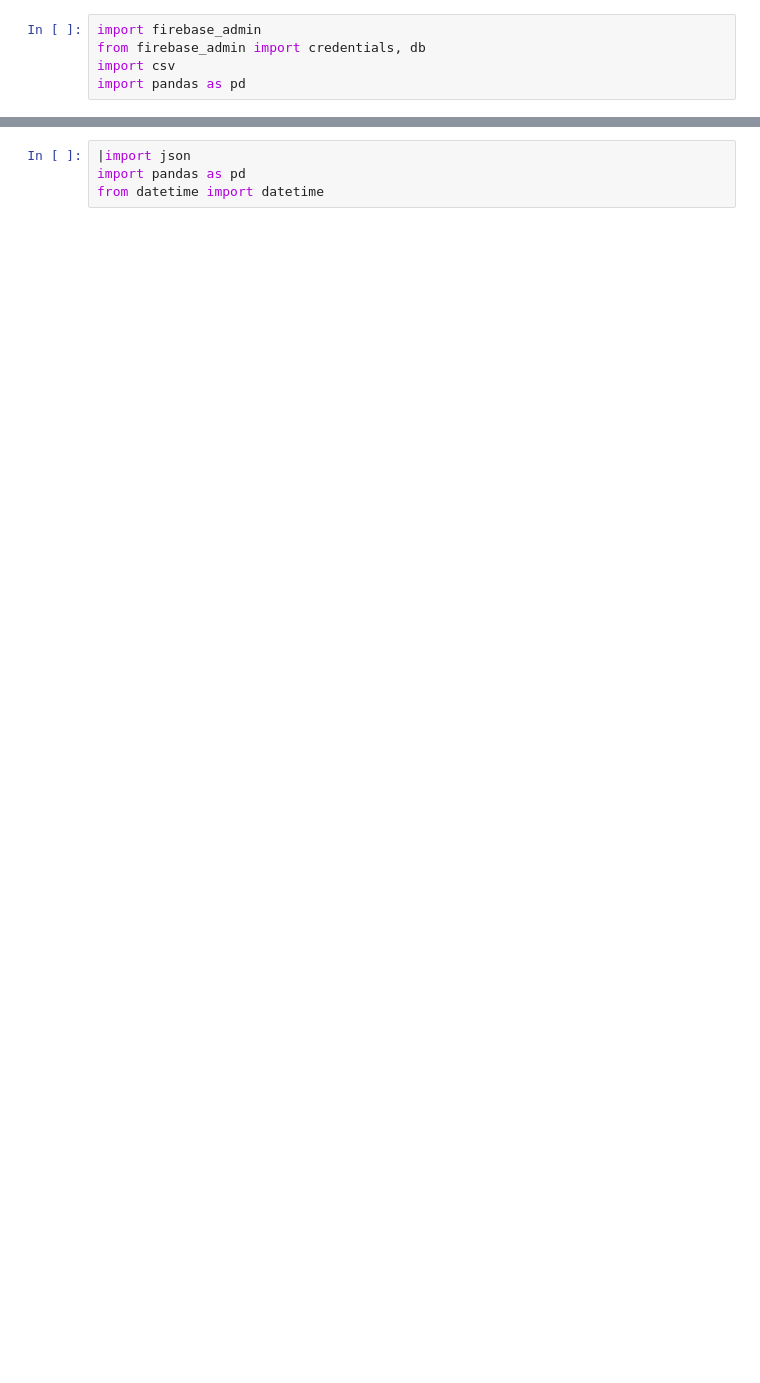
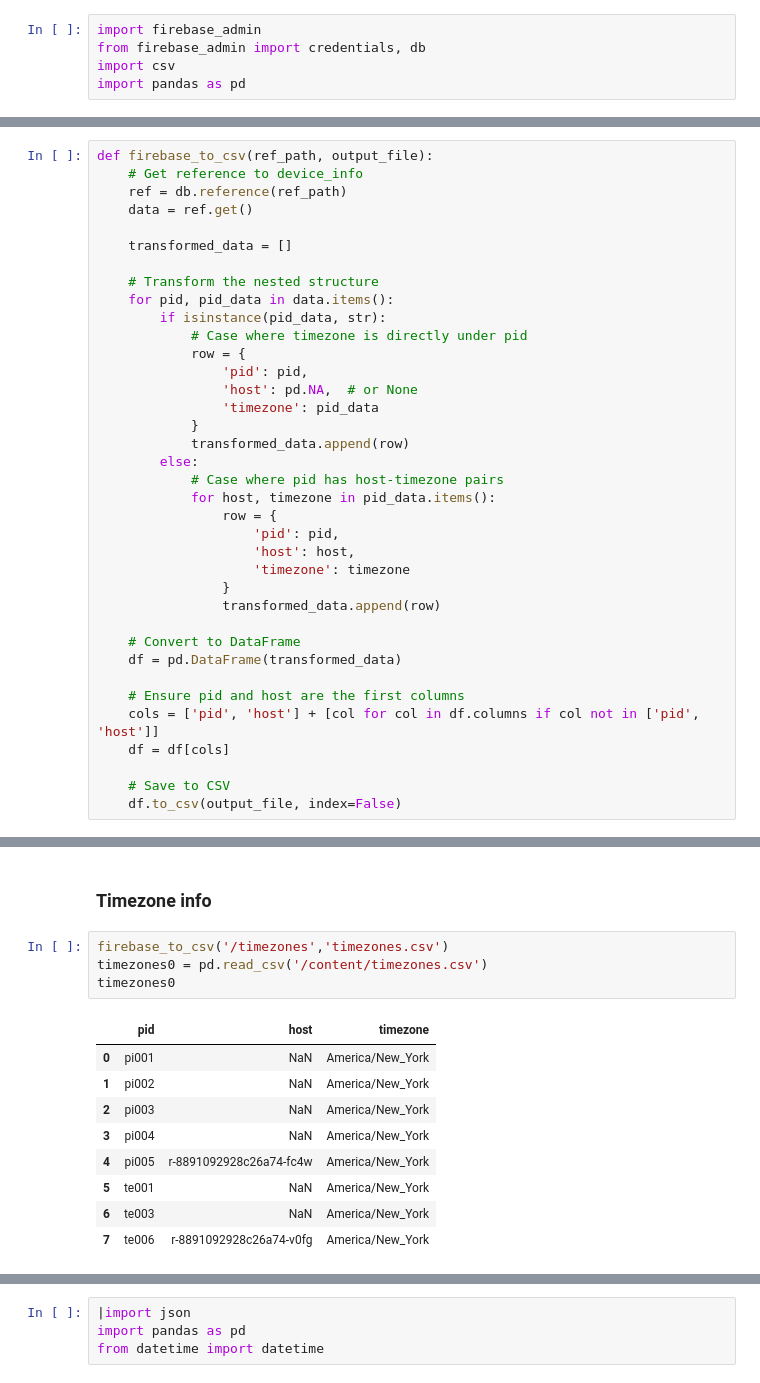
Before and after one commit to jzheng23/colab, a Jupyter notebook: Smartphone_screeentime.ipynb, the cells around one changed output, grey strips where cells are left out. Cells and saved outputs as stored; diff of their text form; blank space fills up the shorter version.

```diff
--- a/Smartphone_screeentime.ipynb
+++ b/Smartphone_screeentime.ipynb
@@ -40,0 +38,37 @@ firebase_to_csv('/your/data/path', 'output.csv')
+# %%
+def firebase_to_csv(ref_path, output_file):
+    # Get reference to device_info
+    ref = db.reference(ref_path)
+    data = ref.get()
+
+    transformed_data = []
+
+    # Transform the nested structure
+    for pid, pid_data in data.items():
+        if isinstance(pid_data, str):
+            # Case where timezone is directly under pid
+            row = {
+                'pid': pid,
+                'host': pd.NA,  # or None
+                'timezone': pid_data
+            }
+            transformed_data.append(row)
+        else:
+            # Case where pid has host-timezone pairs
+            for host, timezone in pid_data.items():
+                row = {
+                    'pid': pid,
+                    'host': host,
+                    'timezone': timezone
+                }
+                transformed_data.append(row)
+
+    # Convert to DataFrame
+    df = pd.DataFrame(transformed_data)
+
+    # Ensure pid and host are the first columns
+    cols = ['pid', 'host'] + [col for col in df.columns if col not in ['pid', 'host']]
+    df = df[cols]
+
+    # Save to CSV
+    df.to_csv(output_file, index=False)
@@ -40,0 +86,16 @@ firebase_to_csv('/your/data/path', 'output.csv')
+# %% [markdown]
+### Timezone info
+# %%
+firebase_to_csv('/timezones','timezones.csv')
+timezones0 = pd.read_csv('/content/timezones.csv')
+timezones0
+# %% [output]
+|  | pid | host | timezone |
+| 0 | pi001 | NaN | America/New_York |
+| 1 | pi002 | NaN | America/New_York |
+| 2 | pi003 | NaN | America/New_York |
+| 3 | pi004 | NaN | America/New_York |
+| 4 | pi005 | r-8891092928c26a74-fc4w | America/New_York |
+| 5 | te001 | NaN | America/New_York |
+| 6 | te003 | NaN | America/New_York |
+| 7 | te006 | r-8891092928c26a74-v0fg | America/New_York |
```
Also changed, not shown: parts of 36 cells of this notebook.
